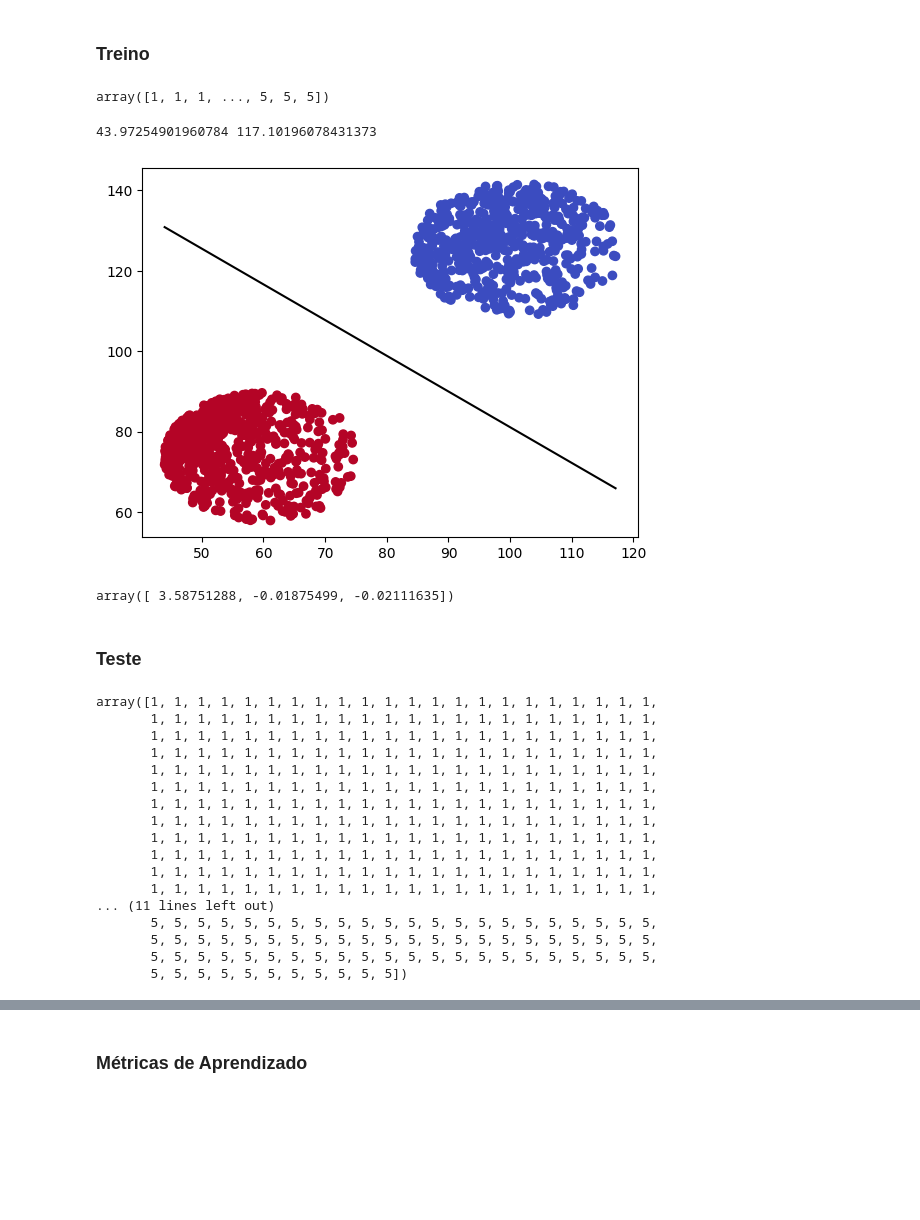
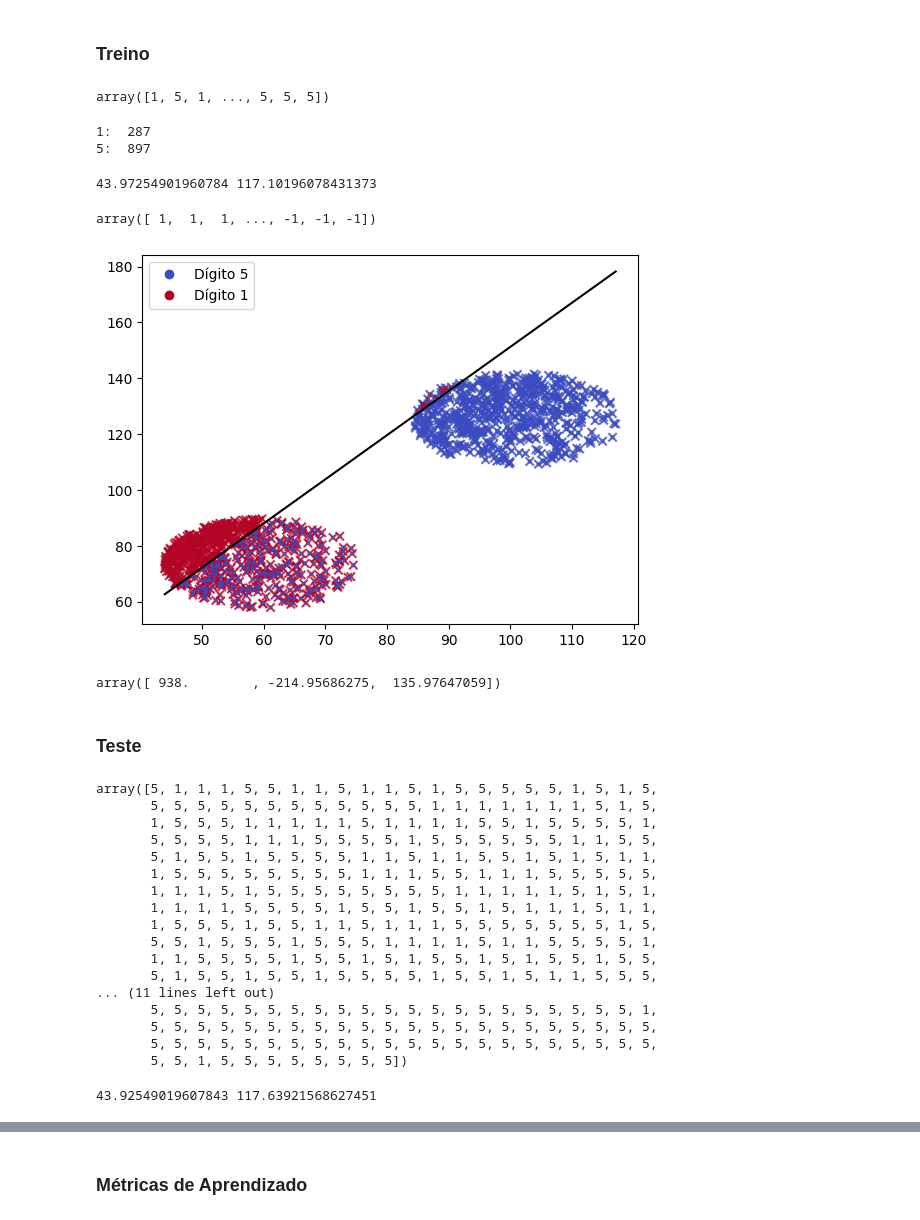
Before and after one commit to mariabandeira/Reconhecimento-de-Digitos, a Jupyter notebook: MiniProjeto_ML.ipynb, the cells around one changed output, grey strips where cells are left out. Saved outputs shown, nothing was run; the diff lists cells and outputs as text; code cells hidden in the pictures; blank space fills up the shorter version.

```diff
--- a/MiniProjeto_ML.ipynb
+++ b/MiniProjeto_ML.ipynb
@@ -367,16 +367,13 @@ class PocketPLA():
 
   def execute(self, _X, y):
     X = np.array(_X)
+    N = len(X)
     hasWrongClassifiedPoint = True
     bestError = len(y)
 
-    lr = LinearRegression()
-    lr.fit(_X[:, 1:], y)
-    self.w = np.array(lr.getW())
-
-    #self.w = np.zeros(len(X[0]))
+    self.w = np.zeros(len(X[0]))
     bestW = self.w
-    for iter in range(1000):
+    for iter in range(N):
 
       #Testa se sign(wTXn) != Yn - ponto classificado errado
       for i in range(len(y)):
@@ -417,26 +414,40 @@ for i in range(len(X_train1x5)):
 y_pred_pla = pred_digito(np.array(y_pla))
 y_pred_pla
 # %% [output]
-array([1, 1, 1, ..., 5, 5, 5])
+array([1, 5, 1, ..., 5, 5, 5])
+# %%
+print('1: ', y_pla.count(1))
+print('5: ', y_pla.count(-1))
+# %% [output]
+1:  287
+5:  897
 # %%
 xmin = X_train1x5[:,1].min()
 xmax = X_train1x5[:,1].max()
 print(xmin, xmax)
 # %% [output]
 43.97254901960784 117.10196078431373
+# %%
+y_train1x5
+# %% [output]
+array([ 1,  1,  1, ..., -1, -1, -1])
 # %%
 # Plotagem do resultado para o Pocket PLA
-plt.scatter(X_train1x5[:, 1], X_train1x5[:, 2], c=y_train1x5, cmap='coolwarm')
+plt.scatter(X_train1x5[:, 1], X_train1x5[:, 2], c=y_train1x5, cmap='coolwarm', marker='x', alpha=0.8)
+plt.scatter(X_train1x5[:, 1], X_train1x5[:, 2], c=np.array(y_pla), cmap='coolwarm', s=5, alpha=0.5)
+
 x = np.linspace(xmin, xmax, 100)
 y = pla.getOriginalY(x)
 plt.plot(x, y, color='black')
+handles, labels = scatter.legend_elements()
+plt.legend(handles, ['Dígito 5', 'Dígito 1'])
 plt.show()
 # %% [output]
-[figure, old version]
+[figure, new version]
 # %%
 pla.get_w()
 # %% [output]
-array([ 3.58751288, -0.01875499, -0.02111635])
+array([ 938.        , -214.95686275,  135.97647059])
 # %% [markdown]
 ### Teste
 # %%
@@ -450,21 +461,27 @@ for i in range(len(X_test1x5)):
 pred_pla_test = pred_digito(np.array(pla_test))
 pred_pla_test
 # %% [output]
-array([1, 1, 1, 1, 1, 1, 1, 1, 1, 1, 1, 1, 1, 1, 1, 1, 1, 1, 1, 1, 1, 1,
-       1, 1, 1, 1, 1, 1, 1, 1, 1, 1, 1, 1, 1, 1, 1, 1, 1, 1, 1, 1, 1, 1,
-       1, 1, 1, 1, 1, 1, 1, 1, 1, 1, 1, 1, 1, 1, 1, 1, 1, 1, 1, 1, 1, 1,
-       1, 1, 1, 1, 1, 1, 1, 1, 1, 1, 1, 1, 1, 1, 1, 1, 1, 1, 1, 1, 1, 1,
-       1, 1, 1, 1, 1, 1, 1, 1, 1, 1, 1, 1, 1, 1, 1, 1, 1, 1, 1, 1, 1, 1,
-       1, 1, 1, 1, 1, 1, 1, 1, 1, 1, 1, 1, 1, 1, 1, 1, 1, 1, 1, 1, 1, 1,
-       1, 1, 1, 1, 1, 1, 1, 1, 1, 1, 1, 1, 1, 1, 1, 1, 1, 1, 1, 1, 1, 1,
-       1, 1, 1, 1, 1, 1, 1, 1, 1, 1, 1, 1, 1, 1, 1, 1, 1, 1, 1, 1, 1, 1,
-       1, 1, 1, 1, 1, 1, 1, 1, 1, 1, 1, 1, 1, 1, 1, 1, 1, 1, 1, 1, 1, 1,
-       1, 1, 1, 1, 1, 1, 1, 1, 1, 1, 1, 1, 1, 1, 1, 1, 1, 1, 1, 1, 1, 1,
-       1, 1, 1, 1, 1, 1, 1, 1, 1, 1, 1, 1, 1, 1, 1, 1, 1, 1, 1, 1, 1, 1,
-       1, 1, 1, 1, 1, 1, 1, 1, 1, 1, 1, 1, 1, 1, 1, 1, 1, 1, 1, 1, 1, 1,
+array([5, 1, 1, 1, 5, 5, 1, 1, 5, 1, 1, 5, 1, 5, 5, 5, 5, 5, 1, 5, 1, 5,
+       5, 5, 5, 5, 5, 5, 5, 5, 5, 5, 5, 5, 1, 1, 1, 1, 1, 1, 1, 5, 1, 5,
+       1, 5, 5, 5, 1, 1, 1, 1, 1, 5, 1, 1, 1, 1, 5, 5, 1, 5, 5, 5, 5, 1,
+       5, 5, 5, 5, 1, 1, 1, 5, 5, 5, 5, 1, 5, 5, 5, 5, 5, 5, 1, 1, 5, 5,
+       5, 1, 5, 5, 1, 5, 5, 5, 5, 1, 1, 5, 1, 1, 5, 5, 1, 5, 1, 5, 1, 1,
+       1, 5, 5, 5, 5, 5, 5, 5, 5, 1, 1, 1, 5, 5, 1, 1, 1, 5, 5, 5, 5, 5,
+       1, 1, 1, 5, 1, 5, 5, 5, 5, 5, 5, 5, 5, 1, 1, 1, 1, 1, 5, 1, 5, 1,
+       1, 1, 1, 1, 5, 5, 5, 5, 1, 5, 5, 1, 5, 5, 1, 5, 1, 1, 1, 5, 1, 1,
+       1, 5, 5, 5, 1, 5, 5, 1, 1, 5, 1, 1, 1, 5, 5, 5, 5, 5, 5, 5, 1, 5,
+       5, 5, 1, 5, 5, 5, 1, 5, 5, 5, 1, 1, 1, 1, 5, 1, 1, 5, 5, 5, 5, 1,
+       1, 1, 5, 5, 5, 5, 1, 5, 5, 1, 5, 1, 5, 5, 1, 5, 1, 5, 5, 1, 5, 5,
+       5, 1, 5, 5, 1, 5, 5, 1, 5, 5, 5, 5, 1, 5, 5, 1, 5, 1, 1, 5, 5, 5,
 ... (11 lines left out)
+       5, 5, 5, 5, 5, 5, 5, 5, 5, 5, 5, 5, 5, 5, 5, 5, 5, 5, 5, 5, 5, 1,
        5, 5, 5, 5, 5, 5, 5, 5, 5, 5, 5, 5, 5, 5, 5, 5, 5, 5, 5, 5, 5, 5,
        5, 5, 5, 5, 5, 5, 5, 5, 5, 5, 5, 5, 5, 5, 5, 5, 5, 5, 5, 5, 5, 5,
-       5, 5, 5, 5, 5, 5, 5, 5, 5, 5, 5, 5, 5, 5, 5, 5, 5, 5, 5, 5, 5, 5,
-       5, 5, 5, 5, 5, 5, 5, 5, 5, 5, 5])
+       5, 5, 1, 5, 5, 5, 5, 5, 5, 5, 5])
+# %%
+xmin_test = X_test1x5[:,1].min()
+xmax_test = X_test1x5[:,1].max()
+print(xmin_test, xmax_test)
+# %% [output]
+43.92549019607843 117.63921568627451
 # %%
```
Also changed, not shown: parts of 24 cells of this notebook.
